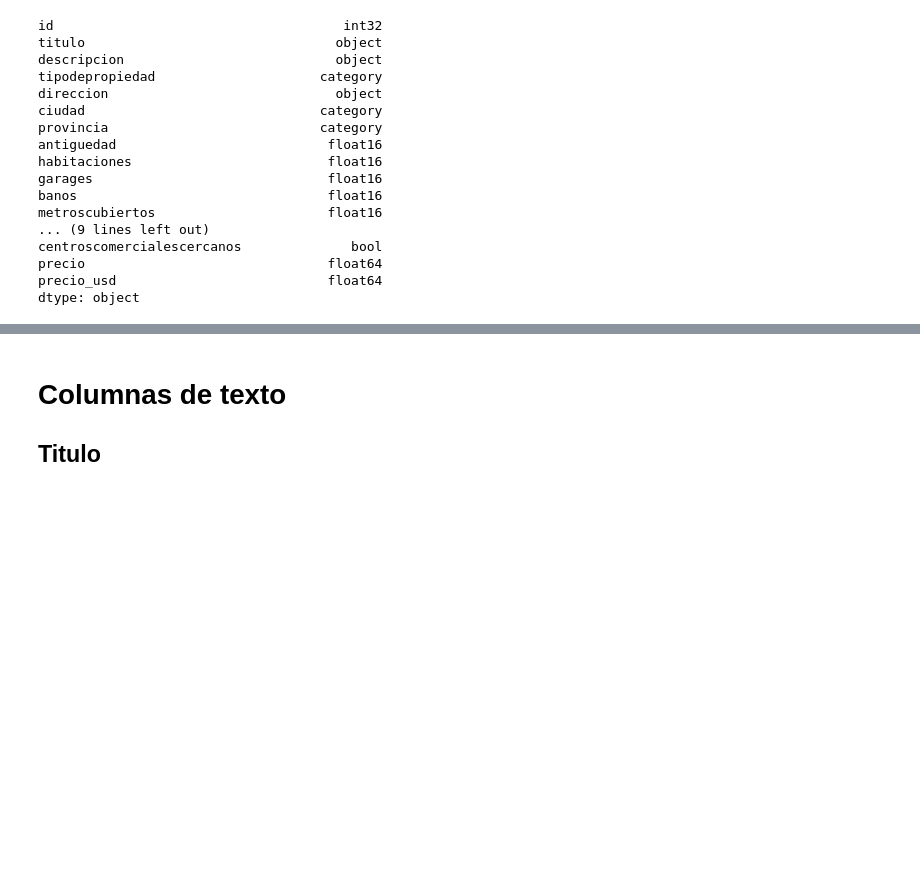
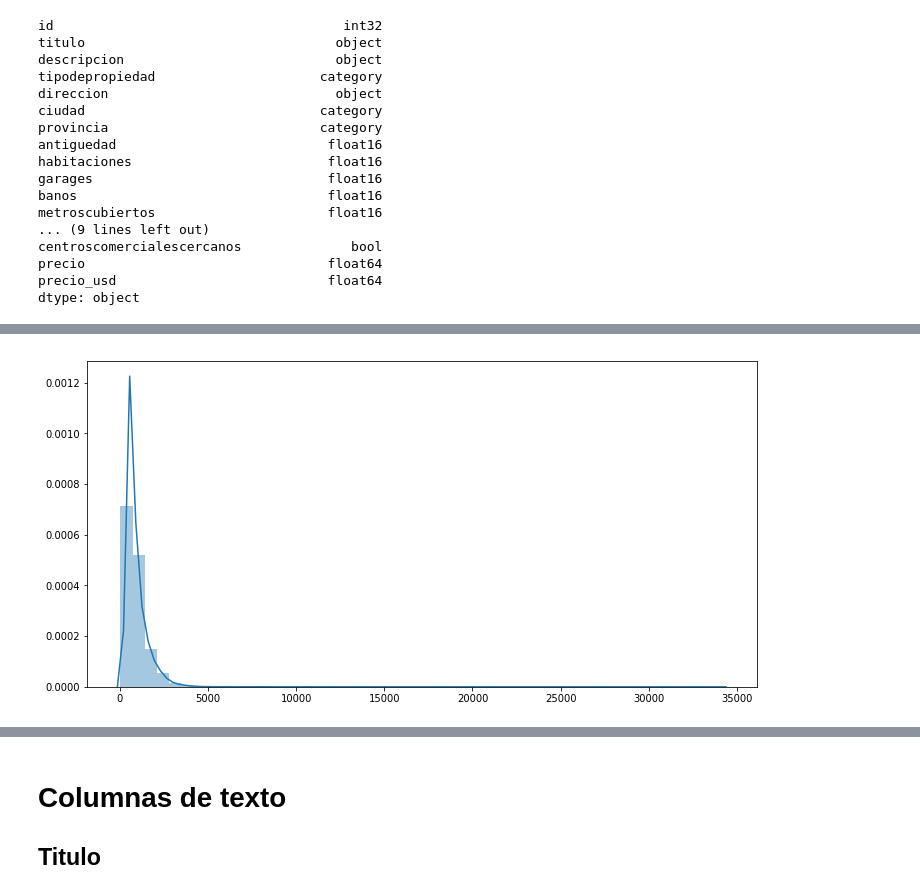
Before and after one commit to rozanecm/7506_2c2019_tp1, a Jupyter notebook: notebooks/basic general analysis by rozanecm.ipynb, the cells around one changed output, grey strips where cells are left out. Saved outputs shown, nothing was run; the diff lists cells and outputs as text; code cells hidden in the pictures; blank space fills up the shorter version.

```diff
--- a/notebooks/basic general analysis by rozanecm.ipynb
+++ b/notebooks/basic general analysis by rozanecm.ipynb
@@ -624,0 +640,7 @@ plt.savefig('my_sarasa.png', bbox_inches="tight")
+# %%
+df['precio_por_m2_cubierto'] = df['precio_usd']/df['metroscubiertos']
+df['precio_por_m2_total'] = df['precio_usd']/df['metrostotales']
+# %%
+density_plot(df, 'precio_por_m2_cubierto')
+# %% [output]
+[figure, added]
```
Also changed, not shown: parts of 31 cells of this notebook, 1 other file.
